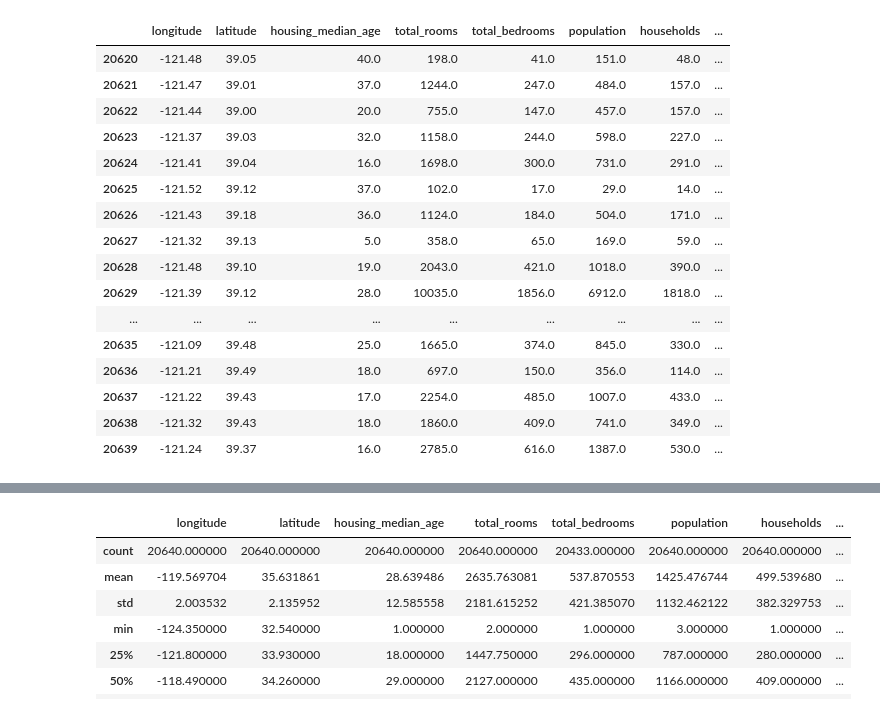
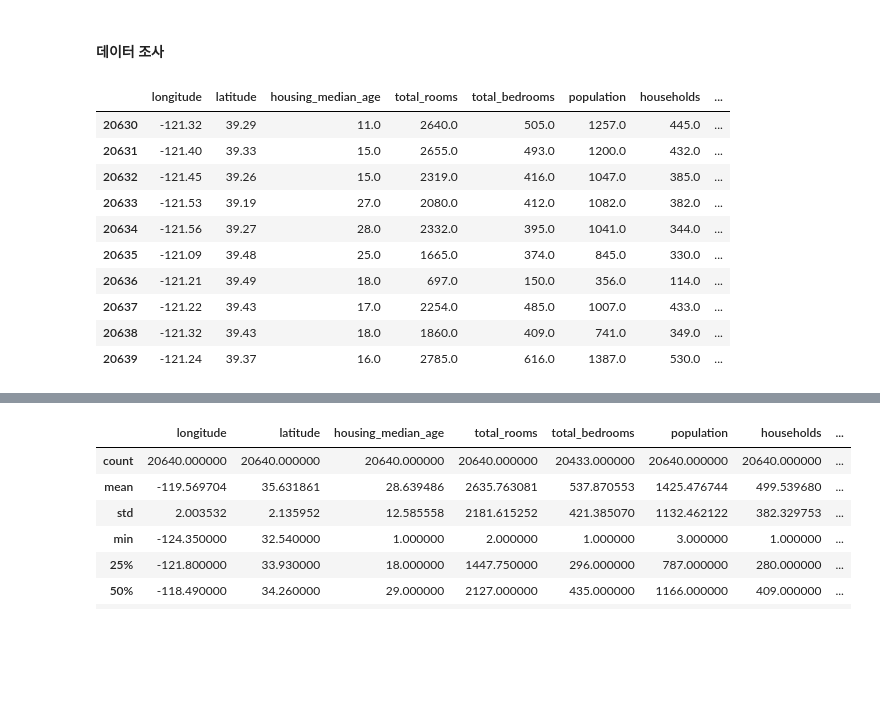
Before and after one commit to ChaeWonIm0/MachineLearning_reference, a Jupyter notebook: main_theory/Entire_process_Housing_model.ipynb, the cells around one changed output, grey strips where cells are left out. Cells and saved outputs as stored; diff of their text form; code cells hidden in the pictures; blank space fills up the shorter version.

```diff
--- a/main_theory/Entire_process_Housing_model.ipynb
+++ b/main_theory/Entire_process_Housing_model.ipynb
@@ -6,21 +7,17 @@ import sklearn
+# %% [markdown]
+#### 데이터 조사
 # %%
 # 데이터 로드
 housing = pd.read_csv("housing.csv")
 housing.head(10)
-housing.tail(20)
+housing.tail(10)
 # %% [output]
 |  | longitude | latitude | housing_median_age | total_rooms | total_bedrooms | population | households | ... |
-| 20620 | -121.48 | 39.05 | 40.0 | 198.0 | 41.0 | 151.0 | 48.0 | ... |
-| 20621 | -121.47 | 39.01 | 37.0 | 1244.0 | 247.0 | 484.0 | 157.0 | ... |
-| 20622 | -121.44 | 39.00 | 20.0 | 755.0 | 147.0 | 457.0 | 157.0 | ... |
-| 20623 | -121.37 | 39.03 | 32.0 | 1158.0 | 244.0 | 598.0 | 227.0 | ... |
-| 20624 | -121.41 | 39.04 | 16.0 | 1698.0 | 300.0 | 731.0 | 291.0 | ... |
-| 20625 | -121.52 | 39.12 | 37.0 | 102.0 | 17.0 | 29.0 | 14.0 | ... |
-| 20626 | -121.43 | 39.18 | 36.0 | 1124.0 | 184.0 | 504.0 | 171.0 | ... |
-| 20627 | -121.32 | 39.13 | 5.0 | 358.0 | 65.0 | 169.0 | 59.0 | ... |
-| 20628 | -121.48 | 39.10 | 19.0 | 2043.0 | 421.0 | 1018.0 | 390.0 | ... |
-| 20629 | -121.39 | 39.12 | 28.0 | 10035.0 | 1856.0 | 6912.0 | 1818.0 | ... |
-| ... | ... | ... | ... | ... | ... | ... | ... | ... |
+| 20630 | -121.32 | 39.29 | 11.0 | 2640.0 | 505.0 | 1257.0 | 445.0 | ... |
+| 20631 | -121.40 | 39.33 | 15.0 | 2655.0 | 493.0 | 1200.0 | 432.0 | ... |
+| 20632 | -121.45 | 39.26 | 15.0 | 2319.0 | 416.0 | 1047.0 | 385.0 | ... |
+| 20633 | -121.53 | 39.19 | 27.0 | 2080.0 | 412.0 | 1082.0 | 382.0 | ... |
+| 20634 | -121.56 | 39.27 | 28.0 | 2332.0 | 395.0 | 1041.0 | 344.0 | ... |
 | 20635 | -121.09 | 39.48 | 25.0 | 1665.0 | 374.0 | 845.0 | 330.0 | ... |
 | 20636 | -121.21 | 39.49 | 18.0 | 697.0 | 150.0 | 356.0 | 114.0 | ... |
 | 20637 | -121.22 | 39.43 | 17.0 | 2254.0 | 485.0 | 1007.0 | 433.0 | ... |
```
Also changed, not shown: parts of 55 cells of this notebook, 3 other files.
